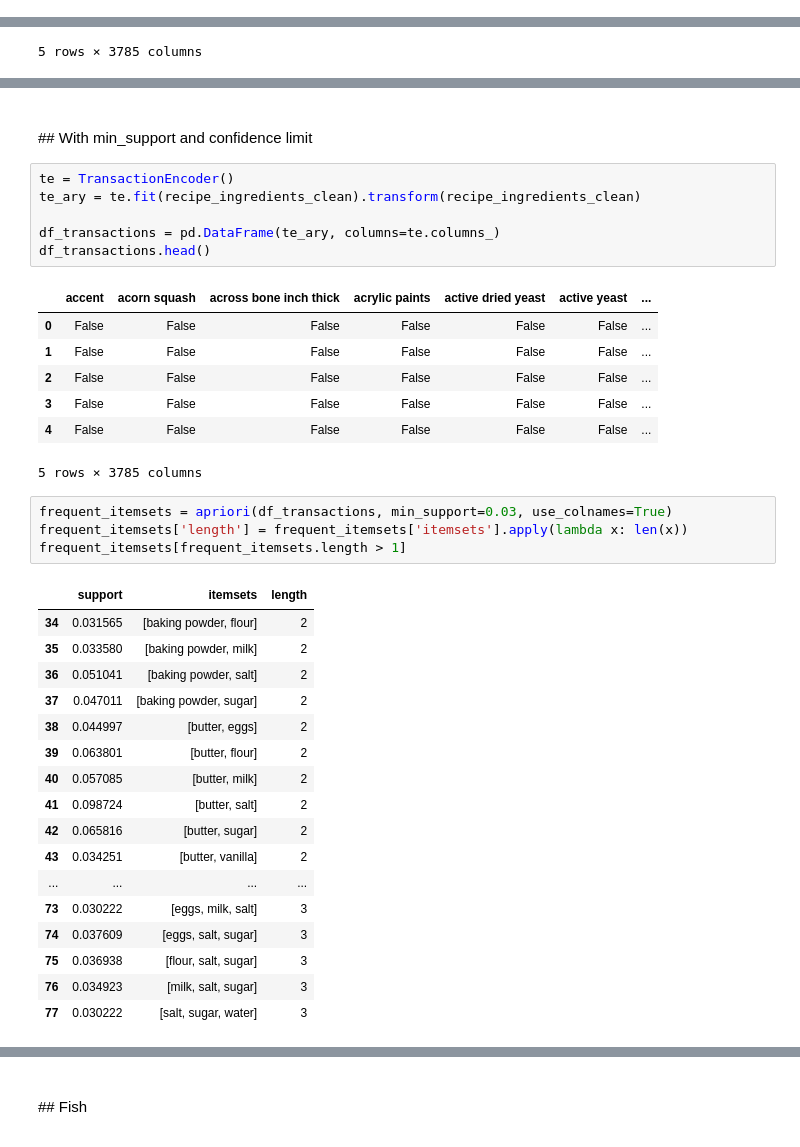
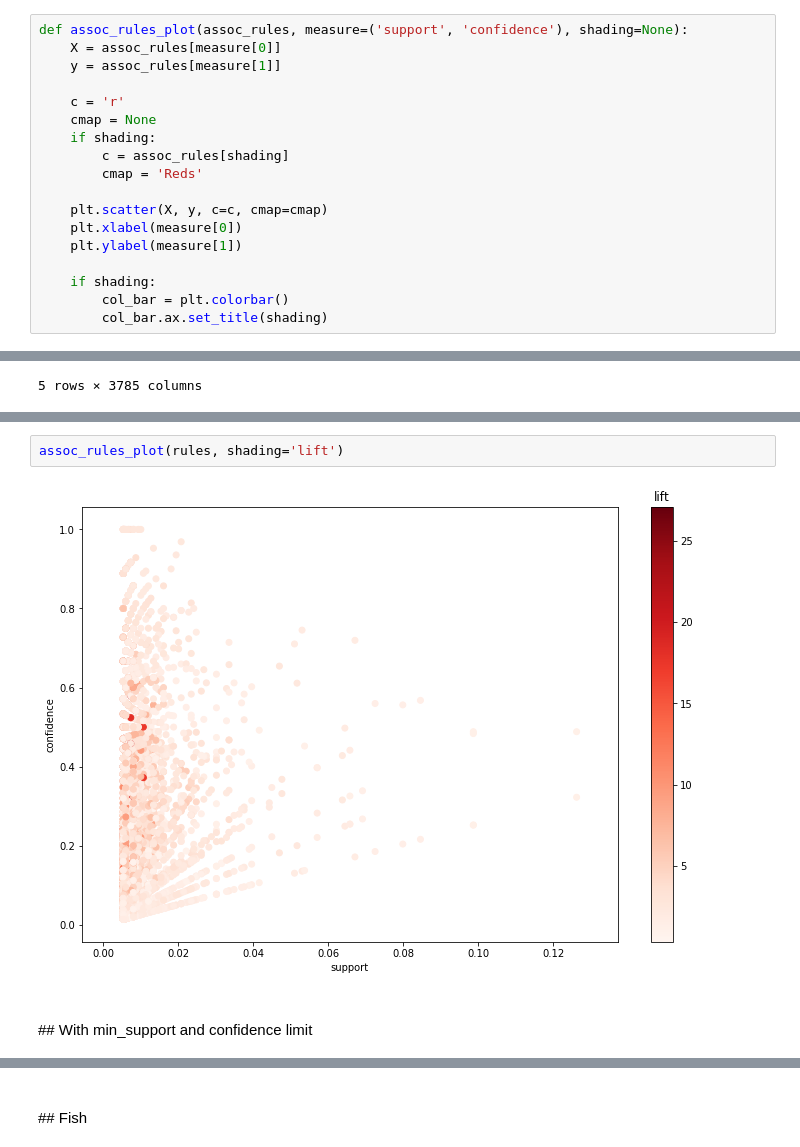
Before and after one commit to JoanMartin/UIB-MasterInBigData, a Jupyter notebook: New-Trend-In-Data-Mining/Association Rules/Recipe Association Rules.ipynb, the cells around one changed output, grey strips where cells are left out. Saved outputs shown, nothing was run; the diff lists cells and outputs as text.

```diff
--- a/New-Trend-In-Data-Mining/Association Rules/Recipe Association Rules.ipynb
+++ b/New-Trend-In-Data-Mining/Association Rules/Recipe Association Rules.ipynb
@@ -85,3 +128,21 @@ for rec_ing in recipe_ingredients:
+# %%
+def assoc_rules_plot(assoc_rules, measure=('support', 'confidence'), shading=None):
+    X = assoc_rules[measure[0]]
+    y = assoc_rules[measure[1]]
+
+    c = 'r'
+    cmap = None
+    if shading:
+        c = assoc_rules[shading]
+        cmap = 'Reds'
+
+    plt.scatter(X, y, c=c, cmap=cmap)
+    plt.xlabel(measure[0])
+    plt.ylabel(measure[1])
+
+    if shading:
+        col_bar = plt.colorbar()
+        col_bar.ax.set_title(shading)
 # %% [markdown]
 <br>
 # Association Rules
@@ -154,39 +213,7 @@ plot_arules(rules, shading='lift')
+# %%
+assoc_rules_plot(rules, shading='lift')
+# %% [output]
+[figure, added]
 # %% [markdown]
 <br>
 ## With min_support and confidence limit
-# %%
-te = TransactionEncoder()
-te_ary = te.fit(recipe_ingredients_clean).transform(recipe_ingredients_clean)
-
-df_transactions = pd.DataFrame(te_ary, columns=te.columns_)
-df_transactions.head()
-# %% [output]
-|  | accent | acorn squash | across bone inch thick | acrylic paints | active dried yeast | active yeast | ... |
-| 0 | False | False | False | False | False | False | ... |
-| 1 | False | False | False | False | False | False | ... |
-| 2 | False | False | False | False | False | False | ... |
-| 3 | False | False | False | False | False | False | ... |
-| 4 | False | False | False | False | False | False | ... |
-5 rows × 3785 columns
-# %%
-frequent_itemsets = apriori(df_transactions, min_support=0.03, use_colnames=True)
-frequent_itemsets['length'] = frequent_itemsets['itemsets'].apply(lambda x: len(x))
-frequent_itemsets[frequent_itemsets.length > 1]
-# %% [output]
-|  | support | itemsets | length |
-| 34 | 0.031565 | [baking powder, flour] | 2 |
-| 35 | 0.033580 | [baking powder, milk] | 2 |
-| 36 | 0.051041 | [baking powder, salt] | 2 |
-| 37 | 0.047011 | [baking powder, sugar] | 2 |
-| 38 | 0.044997 | [butter, eggs] | 2 |
-| 39 | 0.063801 | [butter, flour] | 2 |
-| 40 | 0.057085 | [butter, milk] | 2 |
-| 41 | 0.098724 | [butter, salt] | 2 |
-| 42 | 0.065816 | [butter, sugar] | 2 |
-| 43 | 0.034251 | [butter, vanilla] | 2 |
-| ... | ... | ... | ... |
-| 73 | 0.030222 | [eggs, milk, salt] | 3 |
-| 74 | 0.037609 | [eggs, salt, sugar] | 3 |
-| 75 | 0.036938 | [flour, salt, sugar] | 3 |
-| 76 | 0.034923 | [milk, salt, sugar] | 3 |
-| 77 | 0.030222 | [salt, sugar, water] | 3 |
```
Also changed, not shown: parts of 19 cells of this notebook, 9 other files.
